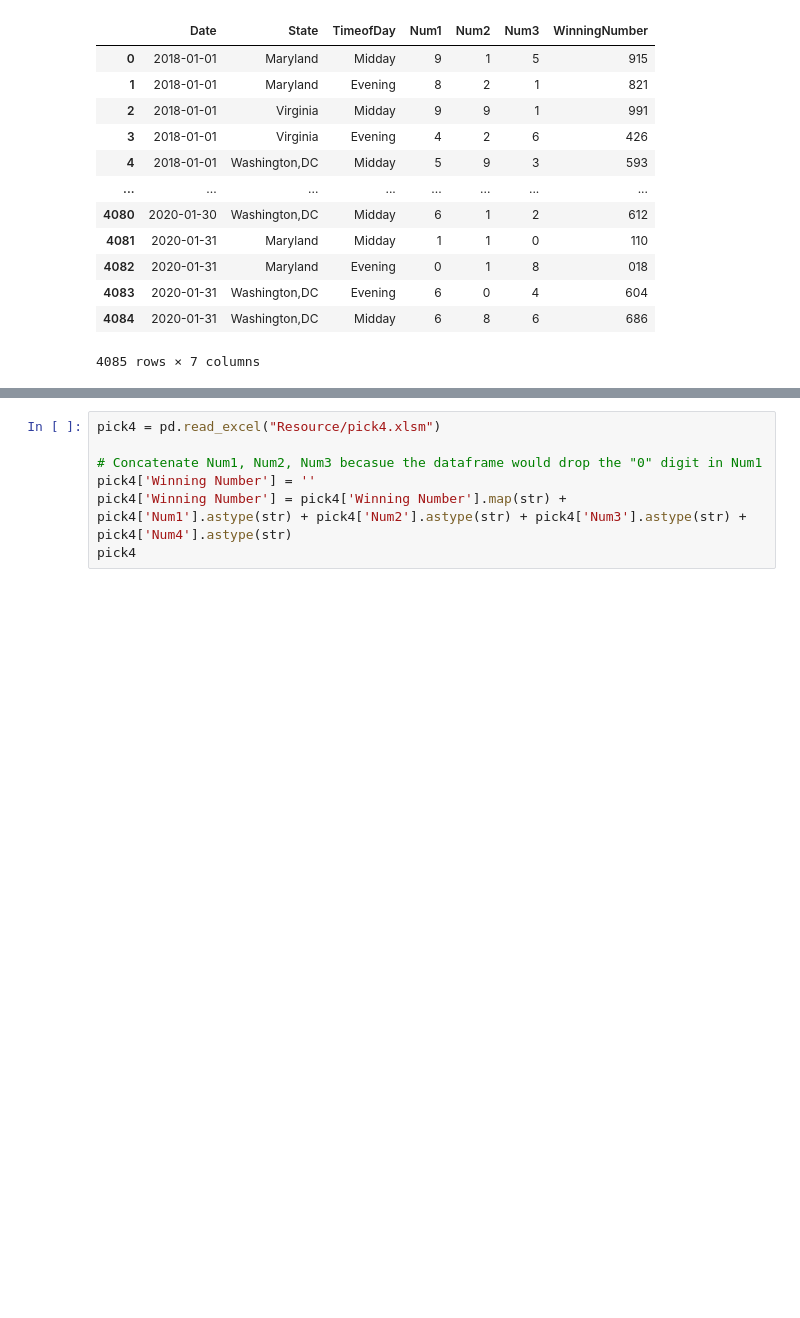
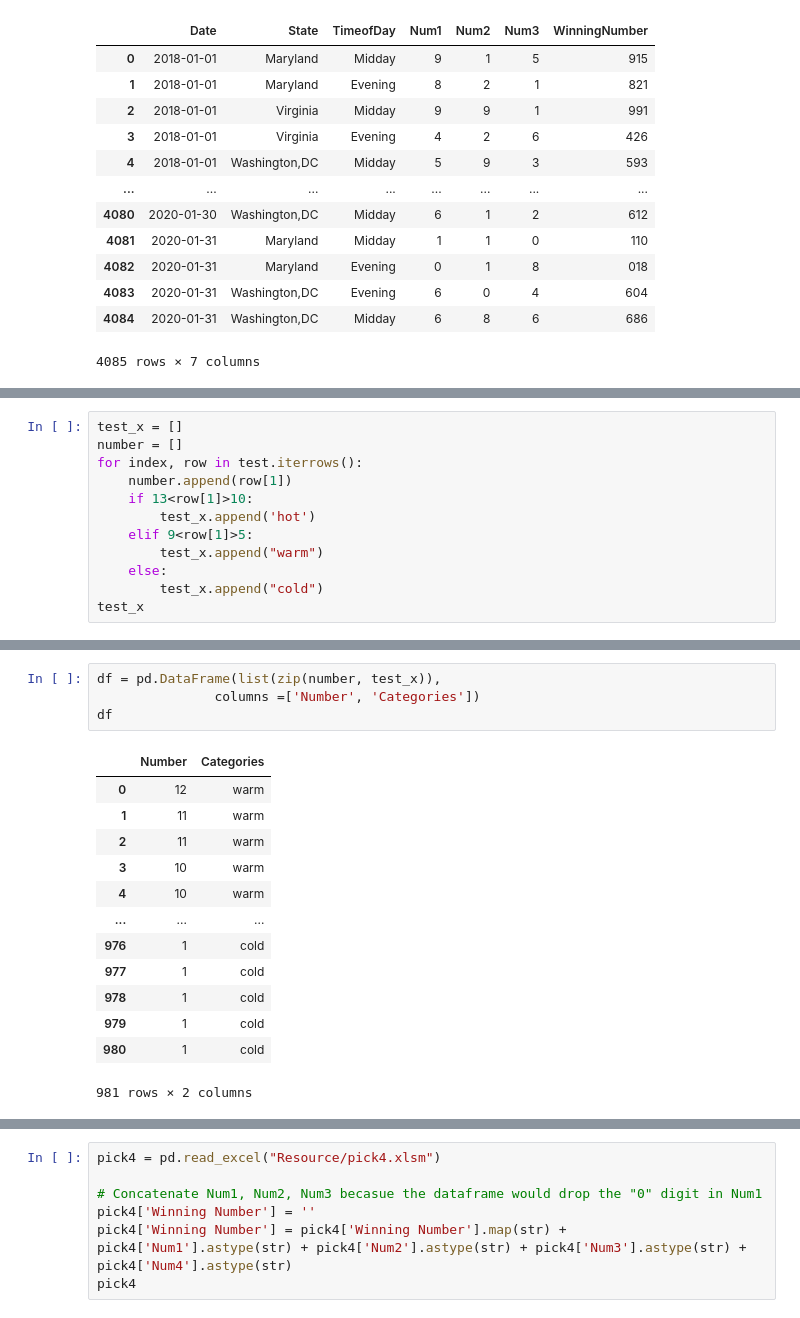
Before and after one commit to credmond219/project1, a Jupyter notebook: lottery.ipynb, the cells around one changed output, grey strips where cells are left out. Cells and saved outputs as stored; diff of their text form; blank space fills up the shorter version.

```diff
--- a/lottery.ipynb
+++ b/lottery.ipynb
@@ -75,0 +136,12 @@ AttributeError: 'DataFrame' object has no attribute 'value_counts'
+# %%
+test_x = []
+number = []
+for index, row in test.iterrows():
+    number.append(row[1])
+    if 13<row[1]>10:
+        test_x.append('hot')
+    elif 9<row[1]>5:
+        test_x.append("warm")
+    else:
+        test_x.append("cold")
+test_x
@@ -75,0 +166,18 @@ AttributeError: 'DataFrame' object has no attribute 'value_counts'
+# %%
+df = pd.DataFrame(list(zip(number, test_x)),
+               columns =['Number', 'Categories'])
+df
+# %% [output]
+|  | Number | Categories |
+| 0 | 12 | warm |
+| 1 | 11 | warm |
+| 2 | 11 | warm |
+| 3 | 10 | warm |
+| 4 | 10 | warm |
+| ... | ... | ... |
+| 976 | 1 | cold |
+| 977 | 1 | cold |
+| 978 | 1 | cold |
+| 979 | 1 | cold |
+| 980 | 1 | cold |
+981 rows × 2 columns
```
Also changed, not shown: parts of 15 cells of this notebook.
